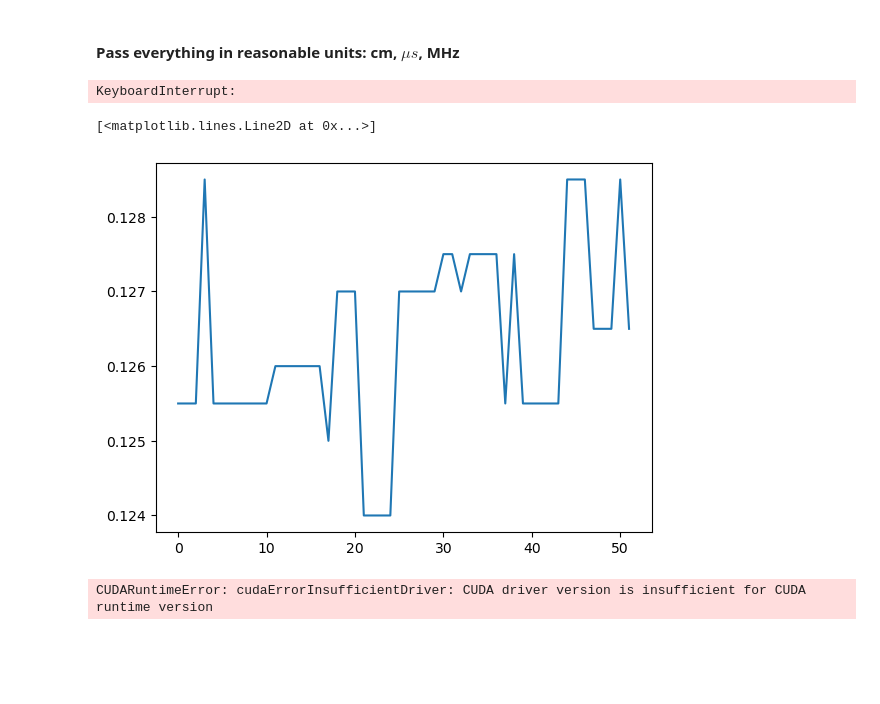
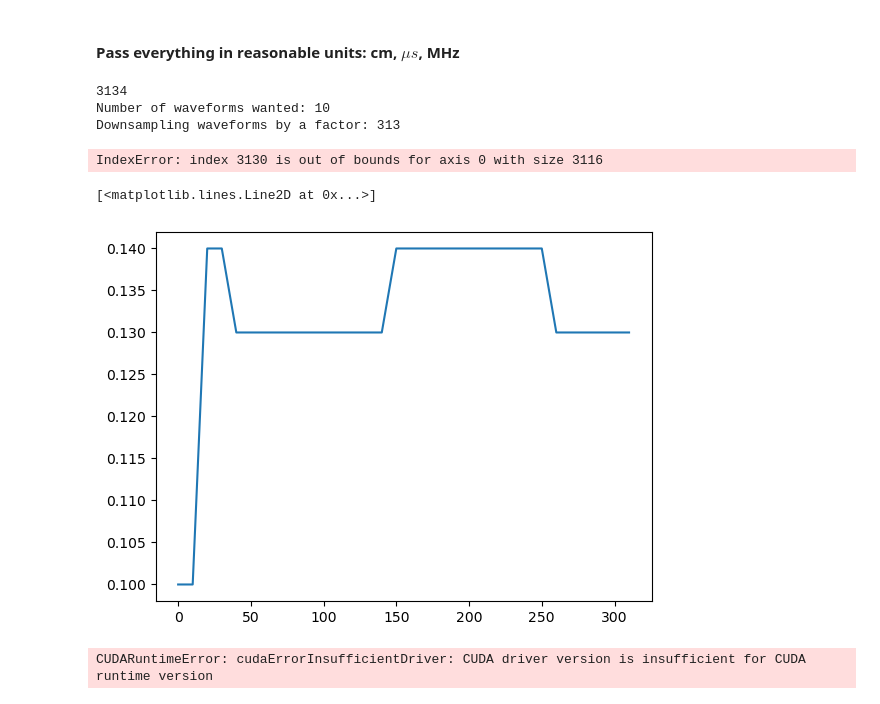
Before and after one commit to Bic10/lab_UW, a Jupyter notebook: forward_modeling.ipynb, the cells around one changed output. Drawn from its saved outputs; the diff is of its cells as text; code cells hidden in the pictures; blank space fills up the shorter version.

```diff
--- a/forward_modeling.ipynb
+++ b/forward_modeling.ipynb
@@ -97,7 +97,7 @@ sync_file_pattern = '*s*_data_rp' #pattern to find specific experiment in mechan
 
 #MAKE UW PATH LIST
 infile_path_list_uw = sorted(make_infile_path_list(machine_name,experiment_name, data_type=data_type_uw))
-choosen_uw_file = 1                  # which of the sorted UW files analized. It must correspond to the part of mechanical data extracted!
+choosen_uw_file = 0                  # which of the sorted UW files analized. It must correspond to the part of mechanical data extracted!
 infile_path = infile_path_list_uw[choosen_uw_file]
 print('PROCESSING UW DATA IN %s: ' %infile_path)
 # LOAD UW DATA
@@ -204,7 +228,7 @@ x_trasmitter = 1                              # [cm] position of the trasmitter
 # S- velocity of gouge to probe. Extract from the literature!
 cmin = 1000 * (1e2/1e6)
 cmax = 2000 * (1e2/1e6)
-c_step = 5*1e2/1e6
+c_step = 100*1e2/1e6
 c_gouge_list = np.arange(cmin, cmax,c_step) # choose of velocity in a reasonable range: from pressure-v in air to s-steel velocity
 # c_gouge_list = [cmax]
 # %%
@@ -264,8 +288,16 @@ for min_travel_time,max_travel_time in zip(min_travel_time_list,max_travel_time_
 # right_v = c_gouge_list[np.argmin(L2norm, axis=1)]
 
 # plt.plot(right_v)
+# %%
+print(metadata['number_of_waveforms'])
+number_of_waveforms_wanted = 10
+downsampling = round(metadata['number_of_waveforms']/number_of_waveforms_wanted)
+print(f"Number of waveforms wanted: {number_of_waveforms_wanted}\nDownsampling waveforms by a factor: {downsampling}")
+# %% [output]
+3134
+Number of waveforms wanted: 10
+Downsampling waveforms by a factor: 313
 # %%
-downsampling = 100
 choosen_pulse = 0
 pulse = pulse_list[choosen_pulse]
 t_pulse = t_pulse_list[choosen_pulse]
@@ -306,21 +338,22 @@ results.sort(key=lambda x: x[0])
 # Extract L2norm values
 L2norm = np.array([result[1] for result in results])
 # %% [output]
-KeyboardInterrupt:
+IndexError: index 3130 is out of bounds for axis 0 with size 3116
 # %%
 # for idx,pulse in enumerate(L2norm):
 #     fig = plt.figure()
 #     plt.plot(c_gouge_list,pulse)
 #     plt.xlabel('Velocity [cm/$\mu$s]')
 #     plt.ylabel('L2 norm OF the residuals')
 #     plt.title(f'Monte Carlo Sampling of S-wave velocity space for {idx}')
 
-# right_v = c_gouge_list[np.argmin(L2norm, axis=1)]
-
-# plt.plot(right_v)
+right_v = c_gouge_list[np.argmin(L2norm, axis=1)]
+t_acquisition = metadata['time_ax_acquisition']
+t_acquisition = t_acquisition[::downsampling]
+plt.plot(t_acquisition, right_v)
 # %% [output]
 [<matplotlib.lines.Line2D at 0x...>]
-[figure, old version]
+[figure, new version]
 # %%
 # # GPU PARALLELIZATION VERSION: IT DOES NOT WORK YET
 
```
Also changed, not shown: parts of 4 cells of this notebook, 2 other files.
